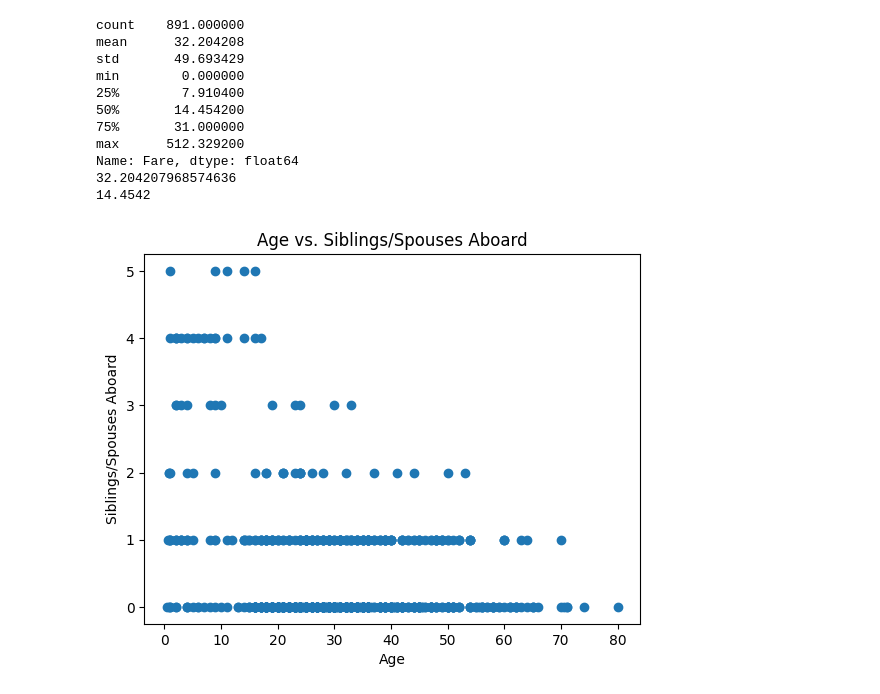
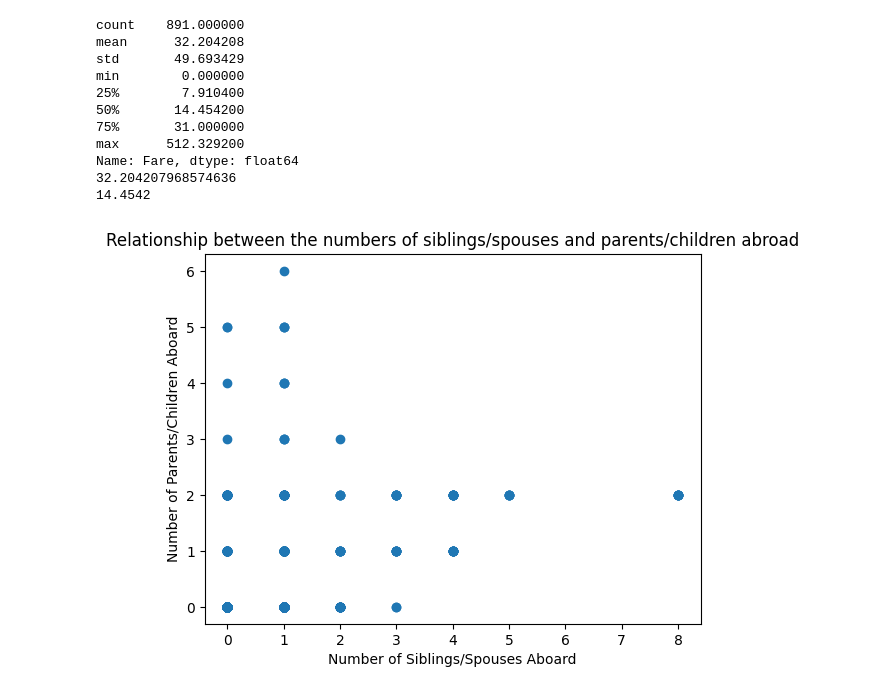
Before and after one commit to yusifdev/Titanic_ml, a Jupyter notebook: BigTitanic.ipynb, the cells around one changed output. Drawn from its saved outputs; the diff is of its cells as text; code cells hidden in the pictures.

```diff
--- a/BigTitanic.ipynb
+++ b/BigTitanic.ipynb
@@ -80,14 +80,13 @@ Name: Fare, dtype: float64
 # %%
 import matplotlib.pyplot as plt
 import numpy as np
-xpoints=np.array(df['Age'])
-ypoints=np.array(df['SibSp'])
+xpoints=np.array(df['SibSp'])
+ypoints=np.array(df['Parch'])
 plt.scatter(xpoints,ypoints)
-plt.xlabel('Age')
-plt.ylabel('Siblings/Spouses Aboard')
-plt.title('Age vs. Siblings/Spouses Aboard')
+plt.xlabel('Number of Siblings/Spouses Aboard')
+plt.ylabel('Number of Parents/Children Aboard')
+plt.title('Relationship between the numbers of siblings/spouses and parents/children abroad')
 plt.show()
-#This plots the relationship between age and siblings/spouses aboard.
-#Task 1, third(bonus) part
+#This plots the relationship between the numbers of siblings/spouses and parents/children abroad.
 # %% [output]
-[figure, old version]
+[figure, new version]
```
Also changed, not shown: parts of 2 cells of this notebook.
